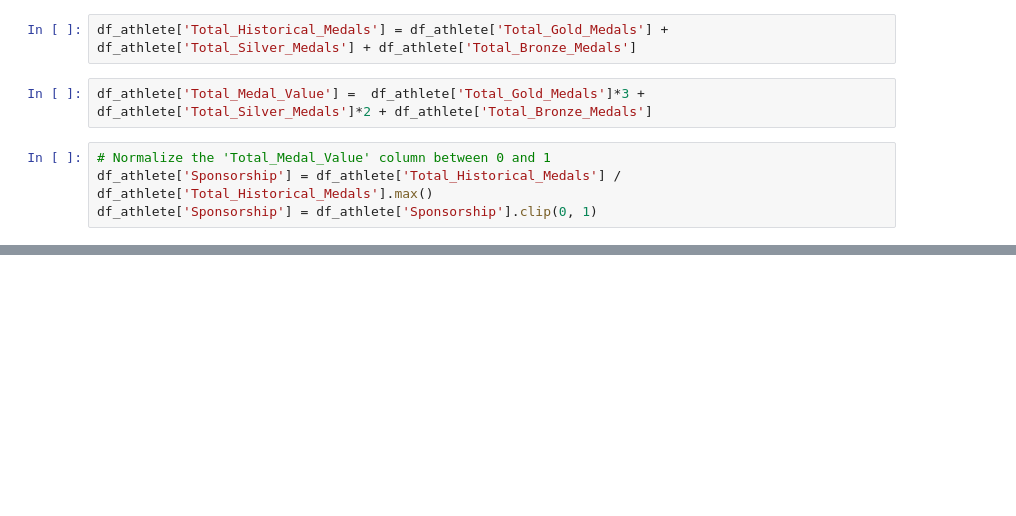
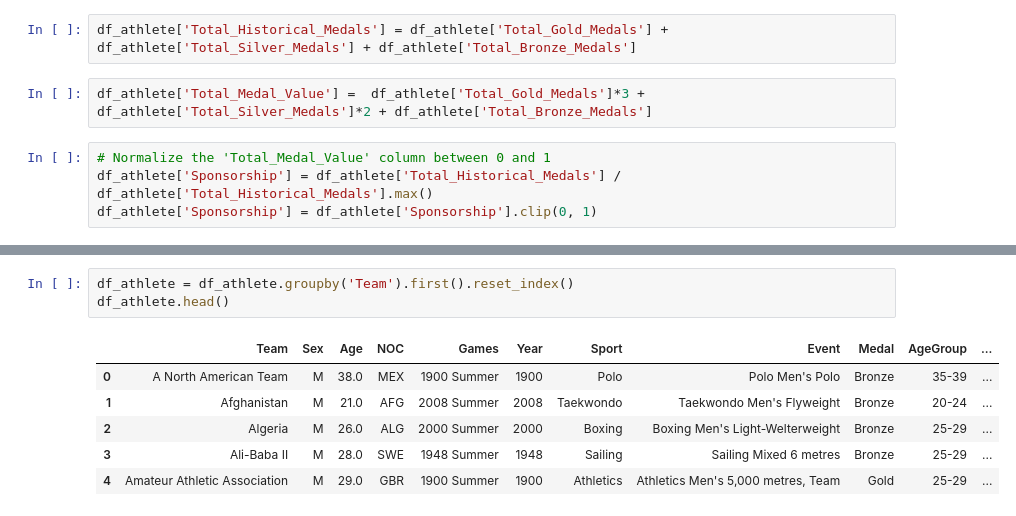
Before and after one commit to DSTeam-10/Olympics_Data_Analysis, a Jupyter notebook: OlympicSponsorshipPrediction.ipynb, the cells around one changed output, grey strips where cells are left out. Drawn from its saved outputs; the diff is of its cells as text; blank space fills up the shorter version.

```diff
--- a/OlympicSponsorshipPrediction.ipynb
+++ b/OlympicSponsorshipPrediction.ipynb
@@ -336,0 +336,10 @@ df_athlete.to_csv('output.csv', index=False)
+# %%
+df_athlete = df_athlete.groupby('Team').first().reset_index()
+df_athlete.head()
+# %% [output]
+|  | Team | Sex | Age | NOC | Games | Year | Sport | Event | Medal | AgeGroup | ... |
+| 0 | A North American Team | M | 38.0 | MEX | 1900 Summer | 1900 | Polo | Polo Men's Polo | Bronze | 35-39 | ... |
+| 1 | Afghanistan | M | 21.0 | AFG | 2008 Summer | 2008 | Taekwondo | Taekwondo Men's Flyweight | Bronze | 20-24 | ... |
+| 2 | Algeria | M | 26.0 | ALG | 2000 Summer | 2000 | Boxing | Boxing Men's Light-Welterweight | Bronze | 25-29 | ... |
+| 3 | Ali-Baba II | M | 28.0 | SWE | 1948 Summer | 1948 | Sailing | Sailing Mixed 6 metres | Bronze | 25-29 | ... |
+| 4 | Amateur Athletic Association | M | 29.0 | GBR | 1900 Summer | 1900 | Athletics | Athletics Men's 5,000 metres, Team | Gold | 25-29 | ... |
```
Also changed, not shown: parts of 15 cells of this notebook, 2 other files.
